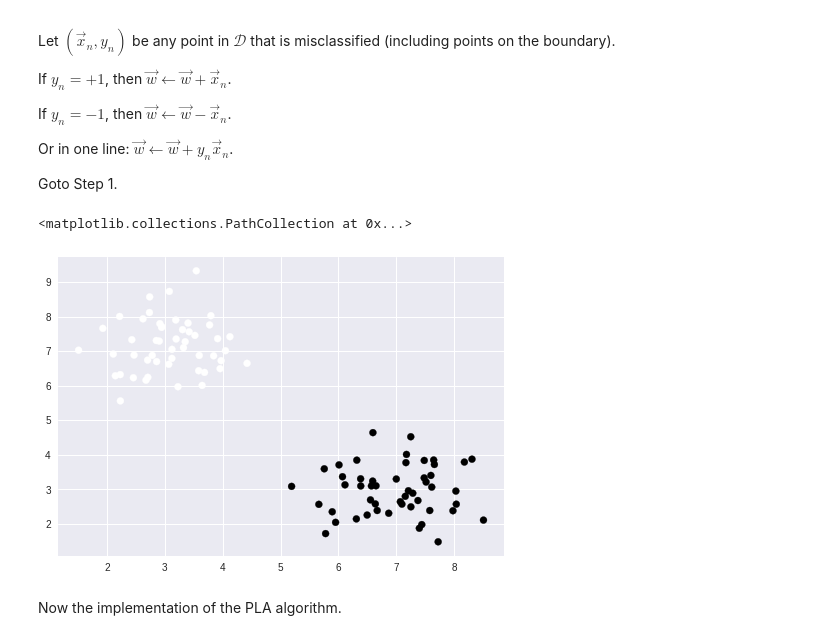
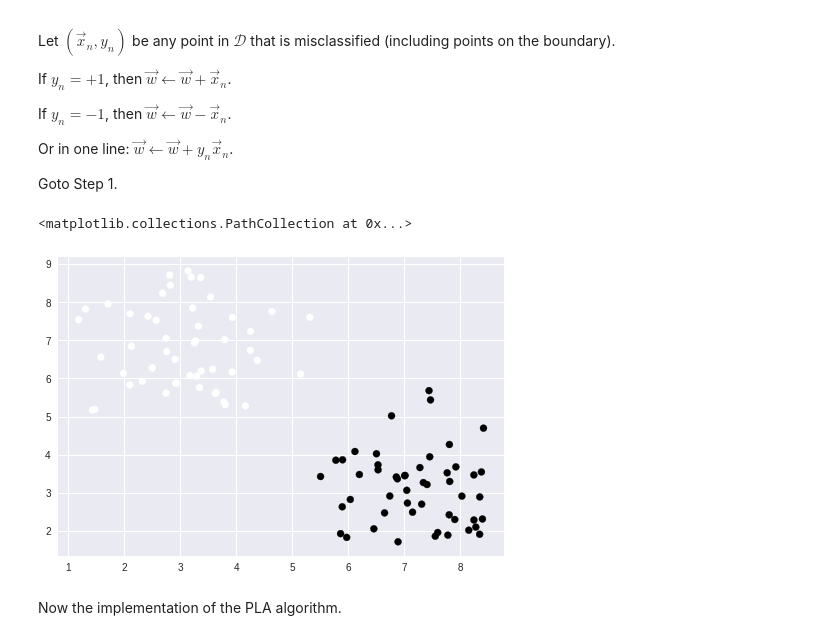
Before and after one commit to charlee/practicalML, a Jupyter notebook: 01_PerceptronLearningAlgorithm.ipynb, the cells around one changed output. Drawn from its saved outputs; the diff is of its cells as text; code cells hidden in the pictures.

```diff
--- a/01_PerceptronLearningAlgorithm.ipynb
+++ b/01_PerceptronLearningAlgorithm.ipynb
@@ -76,26 +76,26 @@ Goto Step 1.
 # %%
 import numpy as np
 import matplotlib.pyplot as plt
 
 # Generate training dataset.
 n = 50
 centers = [[3, 7], [7, 3]]
-covs = [[0.5, 0], [0, 0.5]]
+covs = [[1, 0], [0, 1]]
 coords = []
 label_map = [-1, 1]
 for cls, center in enumerate(centers):
   points = np.random.multivariate_normal(center, covs, n)
   labels = np.full((n, 1), label_map[cls])
   points = np.hstack([points, labels])
   coords.append(points)
 
 coords = np.vstack(coords)
 np.random.shuffle(coords)
 
 plt.scatter(coords[:,0], coords[:,1], c=coords[:,2])
 # %% [output]
 <matplotlib.collections.PathCollection at 0x...>
-[figure, old version]
+[figure, new version]
 # %% [markdown]
 Now the implementation of the PLA algorithm.
 # %%
```
Also changed, not shown: parts of 2 cells of this notebook.
